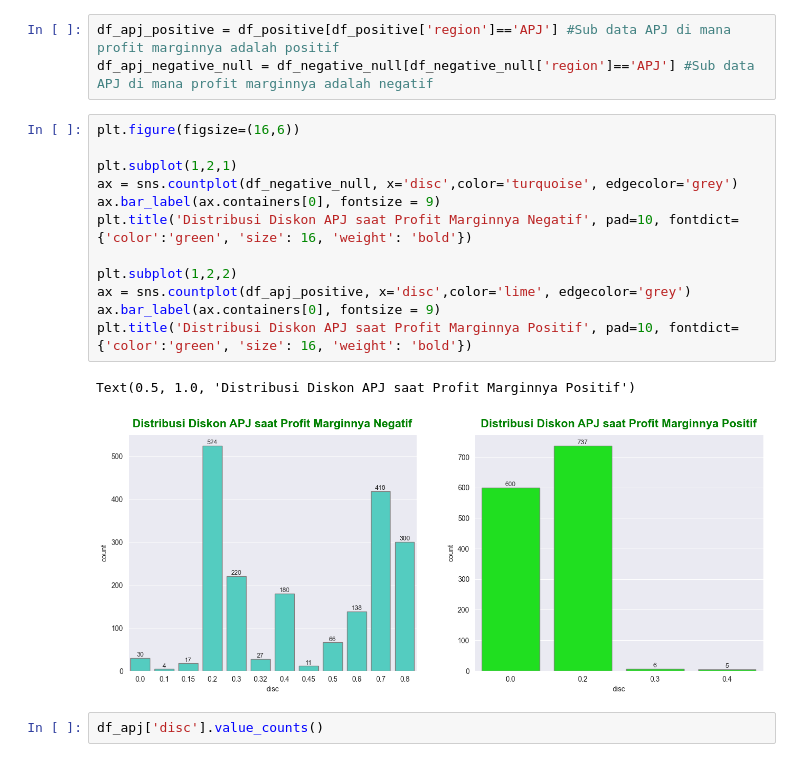
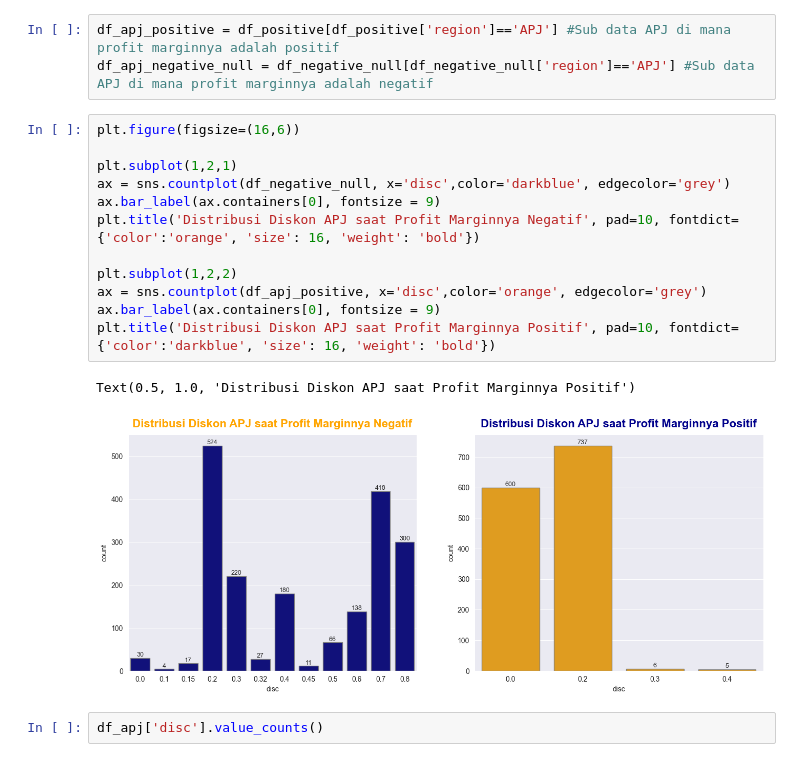
Before and after one commit to tamaracoding/analisis-profitabilitas-regional-AWS-Capstone-Project-2, a Jupyter notebook: Aws Saas Regional Profitability Analysis.ipynb, the cells around one changed output. Cells and saved outputs as stored; diff of their text form.

```diff
--- a/Aws Saas Regional Profitability Analysis.ipynb
+++ b/Aws Saas Regional Profitability Analysis.ipynb
@@ -686,18 +692,18 @@ df_apj_negative_null = df_negative_null[df_negative_null['region']=='APJ'] #Sub
 # %%
 plt.figure(figsize=(16,6))
 
 plt.subplot(1,2,1)
-ax = sns.countplot(df_negative_null, x='disc',color='turquoise', edgecolor='grey')
+ax = sns.countplot(df_negative_null, x='disc',color='darkblue', edgecolor='grey')
 ax.bar_label(ax.containers[0], fontsize = 9)
-plt.title('Distribusi Diskon APJ saat Profit Marginnya Negatif', pad=10, fontdict={'color':'green', 'size': 16, 'weight': 'bold'})
+plt.title('Distribusi Diskon APJ saat Profit Marginnya Negatif', pad=10, fontdict={'color':'orange', 'size': 16, 'weight': 'bold'})
 
 plt.subplot(1,2,2)
-ax = sns.countplot(df_apj_positive, x='disc',color='lime', edgecolor='grey')
+ax = sns.countplot(df_apj_positive, x='disc',color='orange', edgecolor='grey')
 ax.bar_label(ax.containers[0], fontsize = 9)
-plt.title('Distribusi Diskon APJ saat Profit Marginnya Positif', pad=10, fontdict={'color':'green', 'size': 16, 'weight': 'bold'})
+plt.title('Distribusi Diskon APJ saat Profit Marginnya Positif', pad=10, fontdict={'color':'darkblue', 'size': 16, 'weight': 'bold'})
 # %% [output]
 Text(0.5, 1.0, 'Distribusi Diskon APJ saat Profit Marginnya Positif')
-[figure, old version]
+[figure, new version]
 # %%
 df_apj['disc'].value_counts()
 # %% [output]
```
Also changed, not shown: parts of 11 cells of this notebook.
